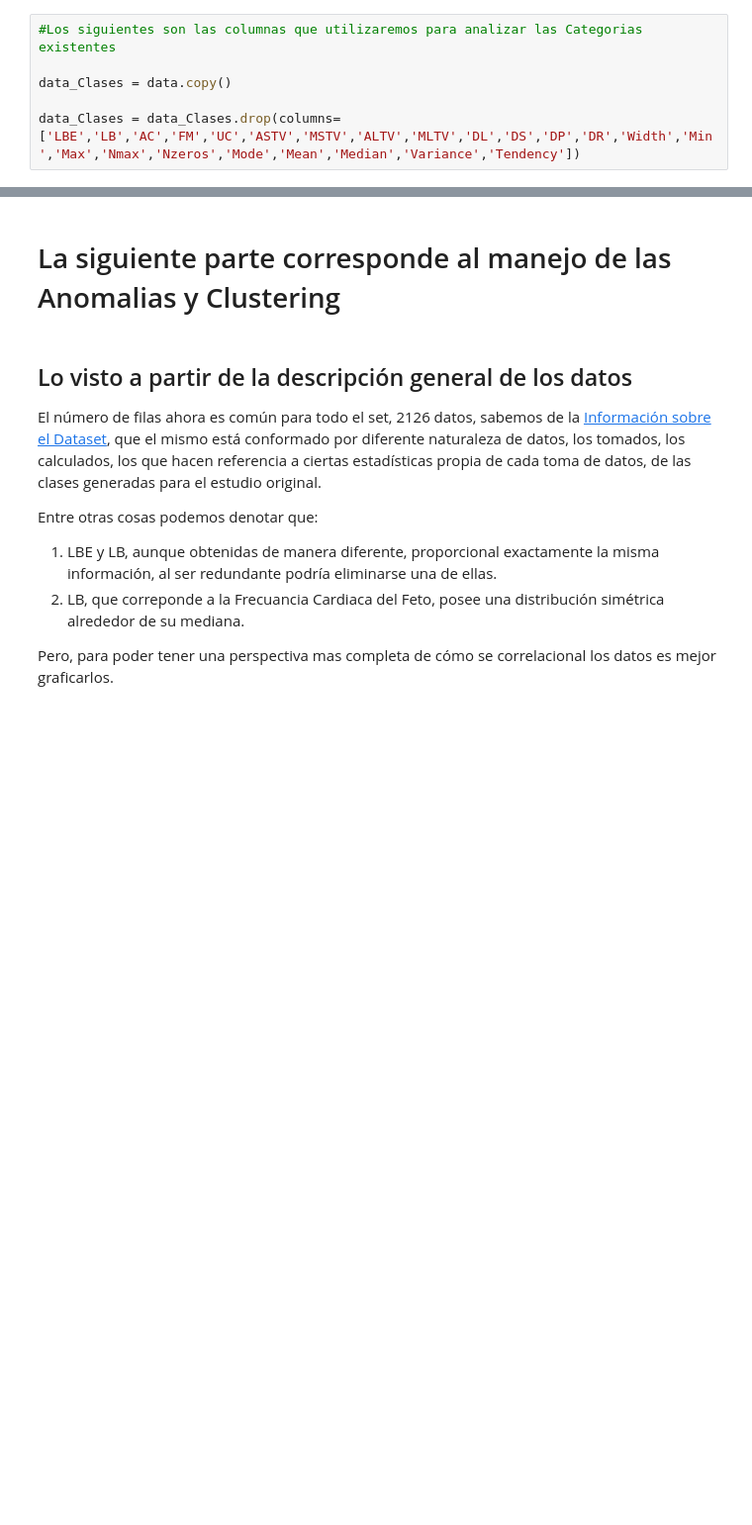
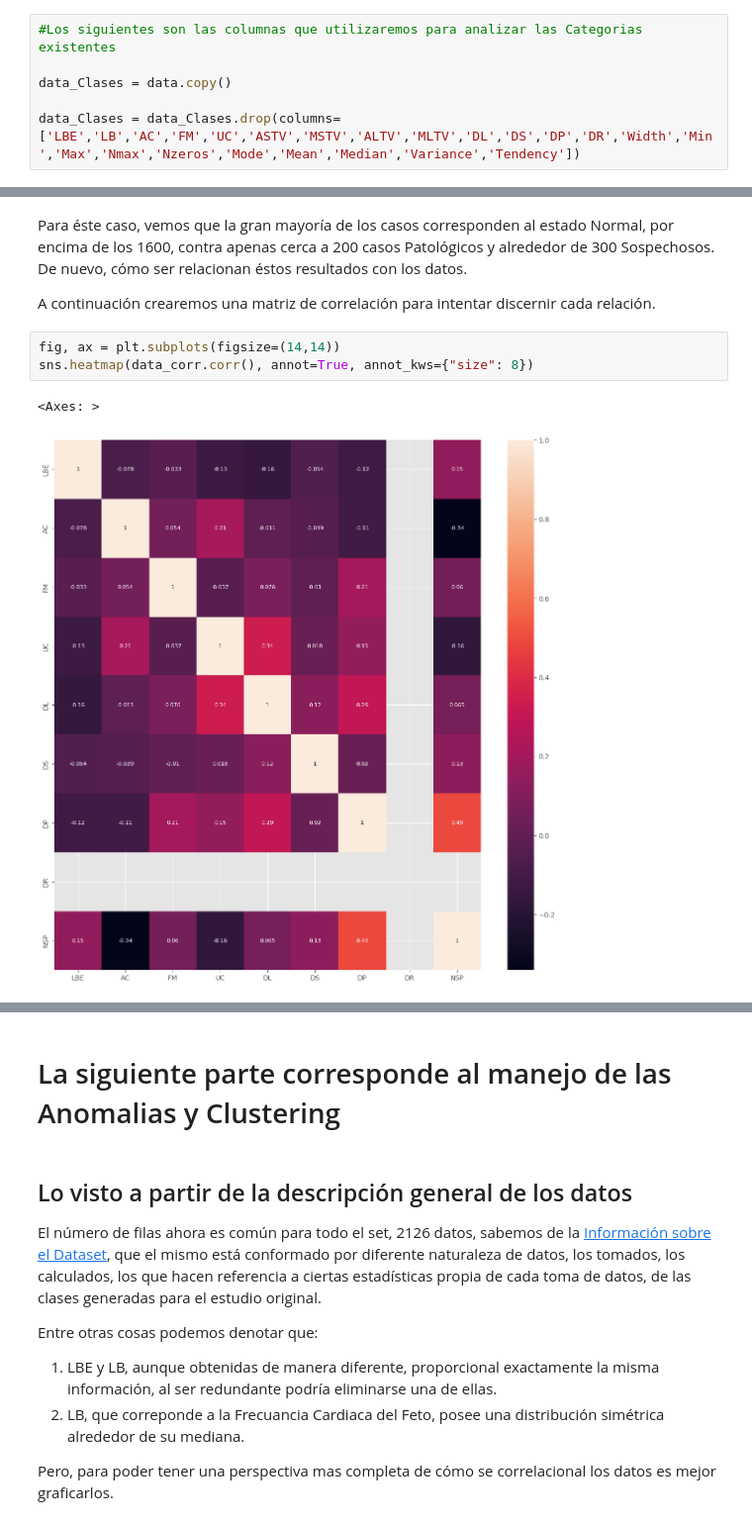
Before and after one commit to moqca/ia_masterrs, a Jupyter notebook: apre_aut/mexmiart03_act3/act3_draft.ipynb, the cells around one changed output, grey strips where cells are left out. Shown at 99% size. Saved outputs shown, nothing was run; the diff lists cells and outputs as text; blank space fills up the shorter version.

```diff
--- a/apre_aut/mexmiart03_act3/act3_draft.ipynb
+++ b/apre_aut/mexmiart03_act3/act3_draft.ipynb
@@ -352,0 +388,10 @@ plt.show()
+# %% [markdown]
+Para éste caso, vemos que la gran mayoría de los casos corresponden al estado Normal, por encima de los 1600, contra apenas cerca a 200 casos Patológicos y alrededor de 300 Sospechosos. De nuevo, cómo ser relacionan éstos resultados con los datos.
+
+A continuación crearemos una matriz de correlación para intentar discernir cada relación.
+# %%
+fig, ax = plt.subplots(figsize=(14,14))
+sns.heatmap(data_corr.corr(), annot=True, annot_kws={"size": 8})
+# %% [output]
+<Axes: >
+[figure, added]
```
Also changed, not shown: parts of 27 cells of this notebook.
